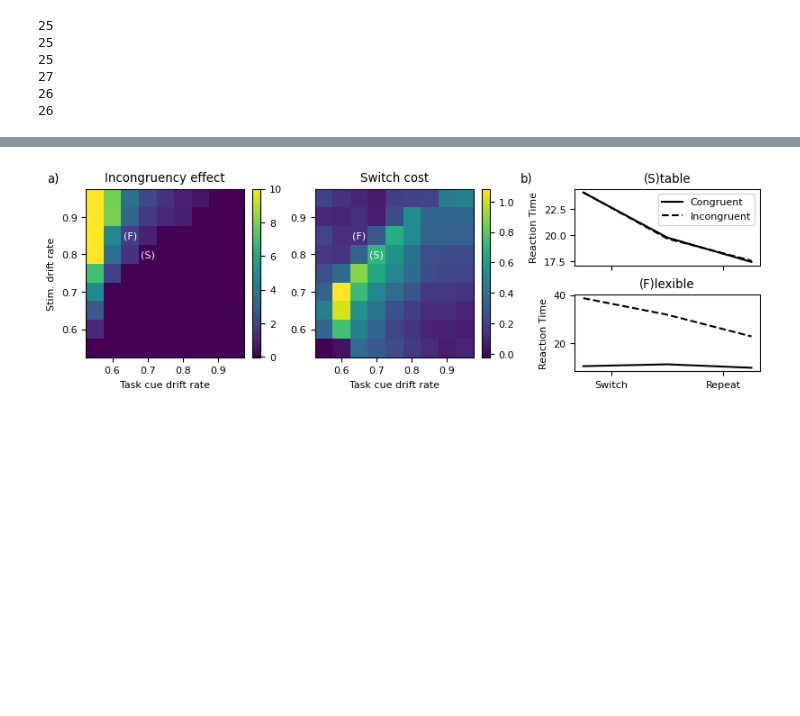
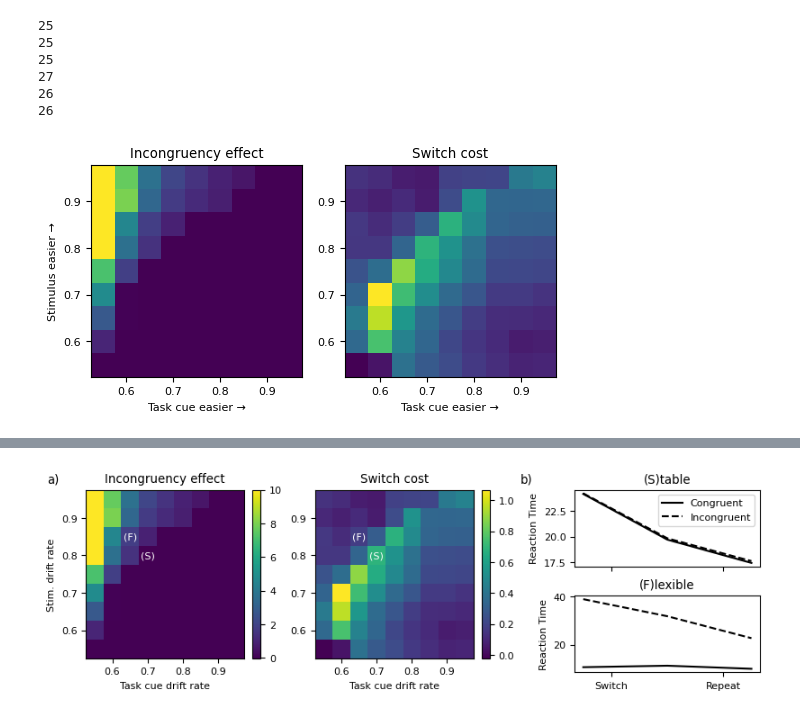
Before and after one commit to thewart/missionambiguous, a Jupyter notebook: oyvey.ipynb, the cells around one changed output, grey strips where cells are left out. Saved outputs shown, nothing was run; the diff lists cells and outputs as text; code cells hidden in the pictures; blank space fills up the shorter version.

```diff
--- a/oyvey.ipynb
+++ b/oyvey.ipynb
@@ -70,3 +125,7 @@ def plot_rt_contrast(diffsims, fig, ylim=[], title=[], xtick=[]):
+# %%
+ax[0].set_xlim((-2, 35))
+ax[1].set_xlim((-2, 35))
+fig.savefig('taskhard_congruent.pdf')
 # %%
 task_easy = Bern3Diff(theta=0.7, cost=-.001, sigma=(0.7,0.7), pvalid=1.0, task_prior=0.5, state_range=30)
 task_hard = Bern3Diff(theta=0.6, cost=-.001, sigma=(0.75,0.75), pvalid=1.0, task_prior=0.5, state_range=30)
@@ -246,3 +304,22 @@ flex_rt_con = [performance(DiffSim(f, (True, True)))[0] for f in flexdiff]
 27
 26
 26
+# %%
+fig, haxs = plt.subplots(1, 2, sharey=False)
+fig.set_figheight(3)
+fig.set_figwidth(6)
+
+c = haxs[1].pcolormesh(sigmas, sigmas, switch_eff_map)
+haxs[1].set_title("Switch cost")
+
+c = haxs[0].pcolormesh(sigmas, sigmas, inc_eff_map, vmax=10)
+haxs[0].set_title("Incongruency effect")
+haxs[0].set_ylabel("Stimulus easier \u2192")
+for ax in haxs:
+    ax.set_aspect(1)
+    ax.set_xlabel("Task cue easier \u2192")
+    ax.set_yticks([.9, .8, .7, .6])
+
+fig.savefig('justheat.pdf')
+# %% [output]
+[figure, added]
```
Also changed, not shown: parts of 12 cells of this notebook, 1 other file.
